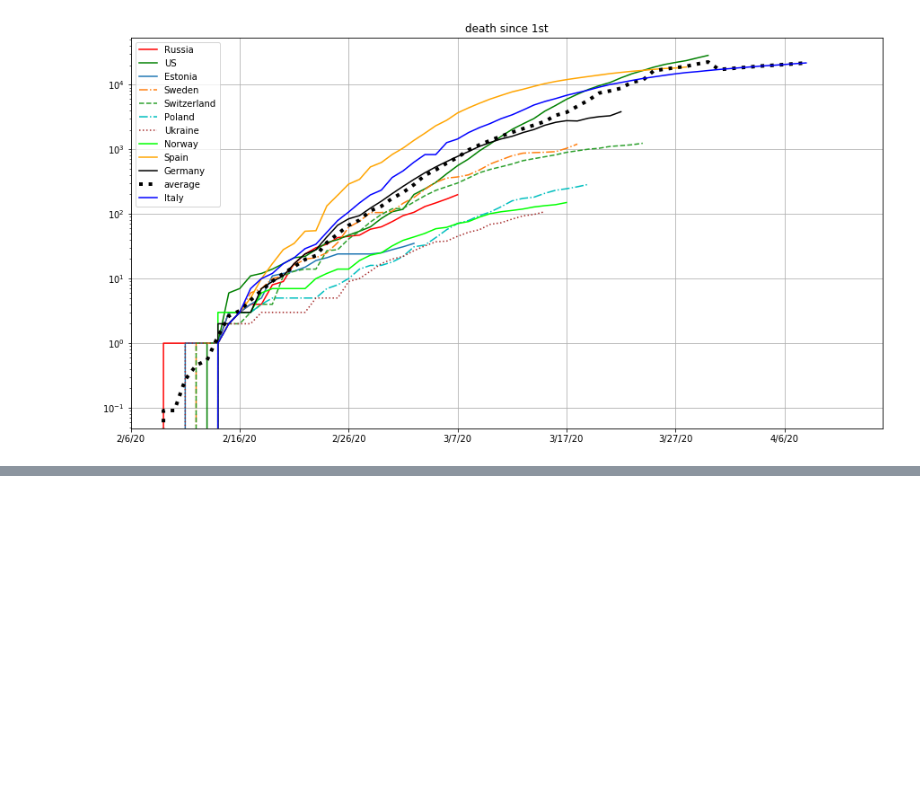
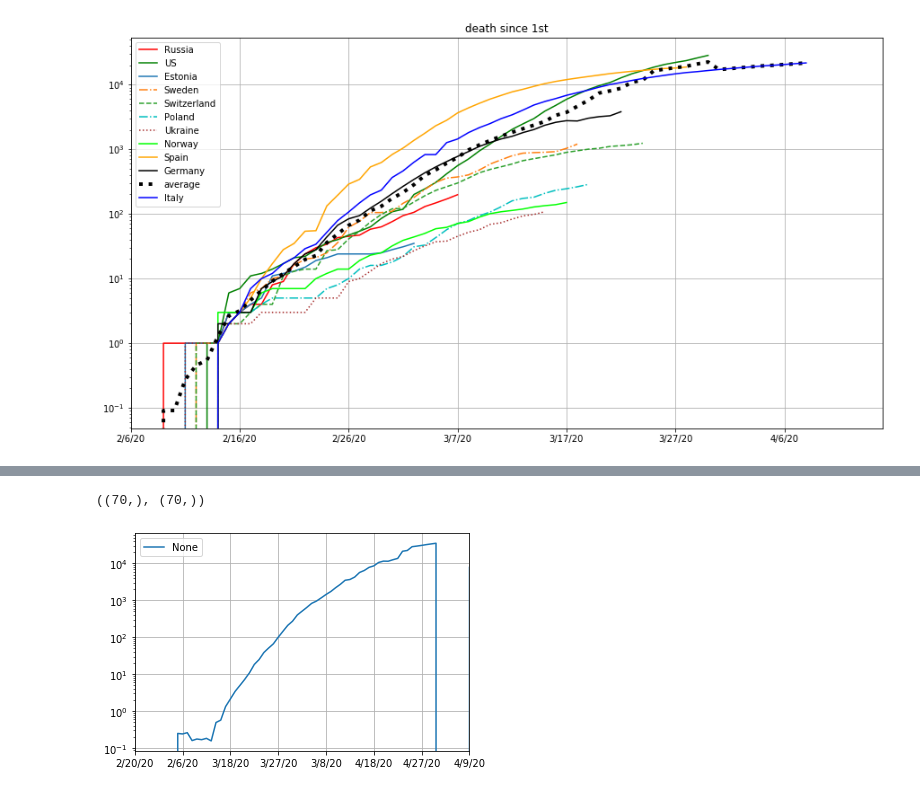
Before and after one commit to Dmitry1973/ML_for_business, a Jupyter notebook: covid.ipynb, the cells around one changed output, grey strips where cells are left out. Cells and saved outputs as stored; diff of their text form; code cells hidden in the pictures; blank space fills up the shorter version.

```diff
--- a/covid.ipynb
+++ b/covid.ipynb
@@ -395,0 +423,6 @@ pred_case_to_cap_rus.head(60), avg_case
+# %%
+for k in range(7, 21):
+    pred_case_rus=pred_case_rus.drop(index=f'2/{k}/20')
+
+
+pred_case_rus
@@ -395,0 +462,11 @@ pred_case_to_cap_rus.head(60), avg_case
+# %%
+pred_d_to_c_rus.shape, pred_case_rus.shape
+# %% [output]
+((70,), (70,))
+# %%
+for m in range(len(pred_d_to_c_rus)):
+    pred_death_rus[m] = pred_d_to_c_rus[m] * pred_case_rus[m]
+
+pred_death_rus.plot(logy=True, legend="pred").grid()
+# %% [output]
+[figure, added]
```
Also changed, not shown: parts of 11 cells of this notebook.
